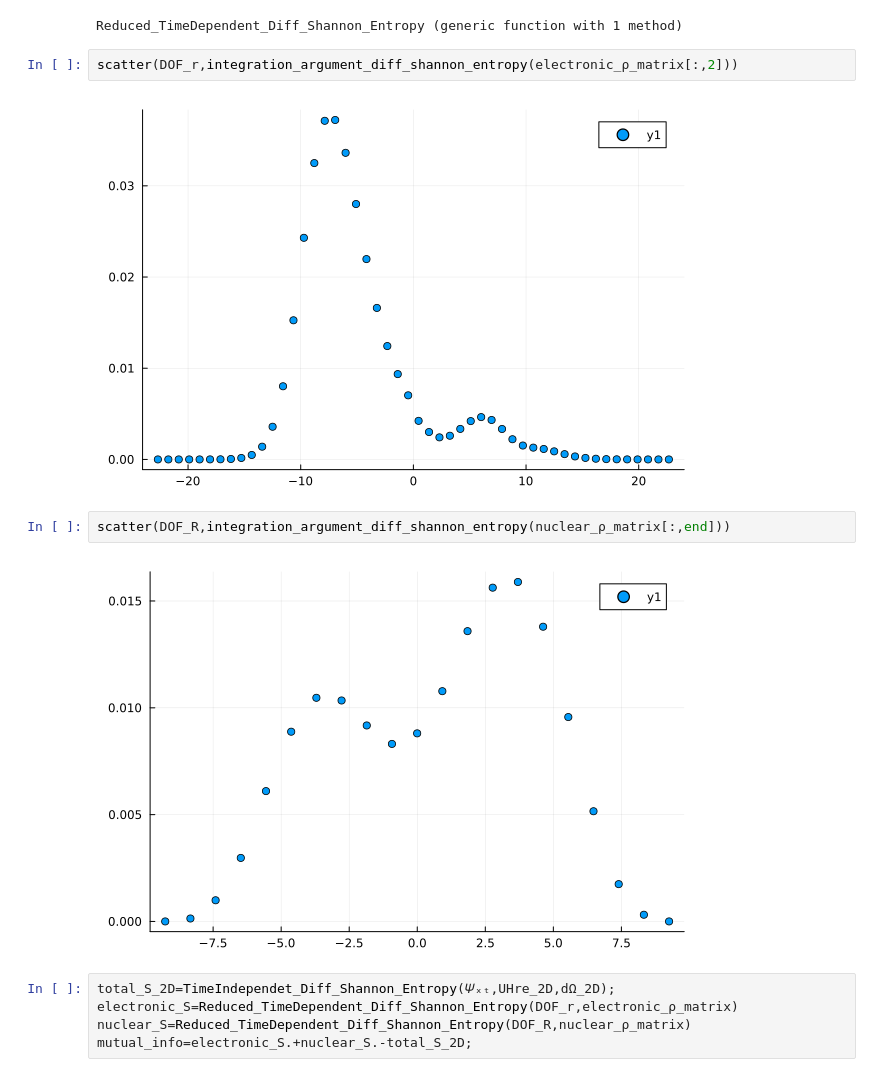
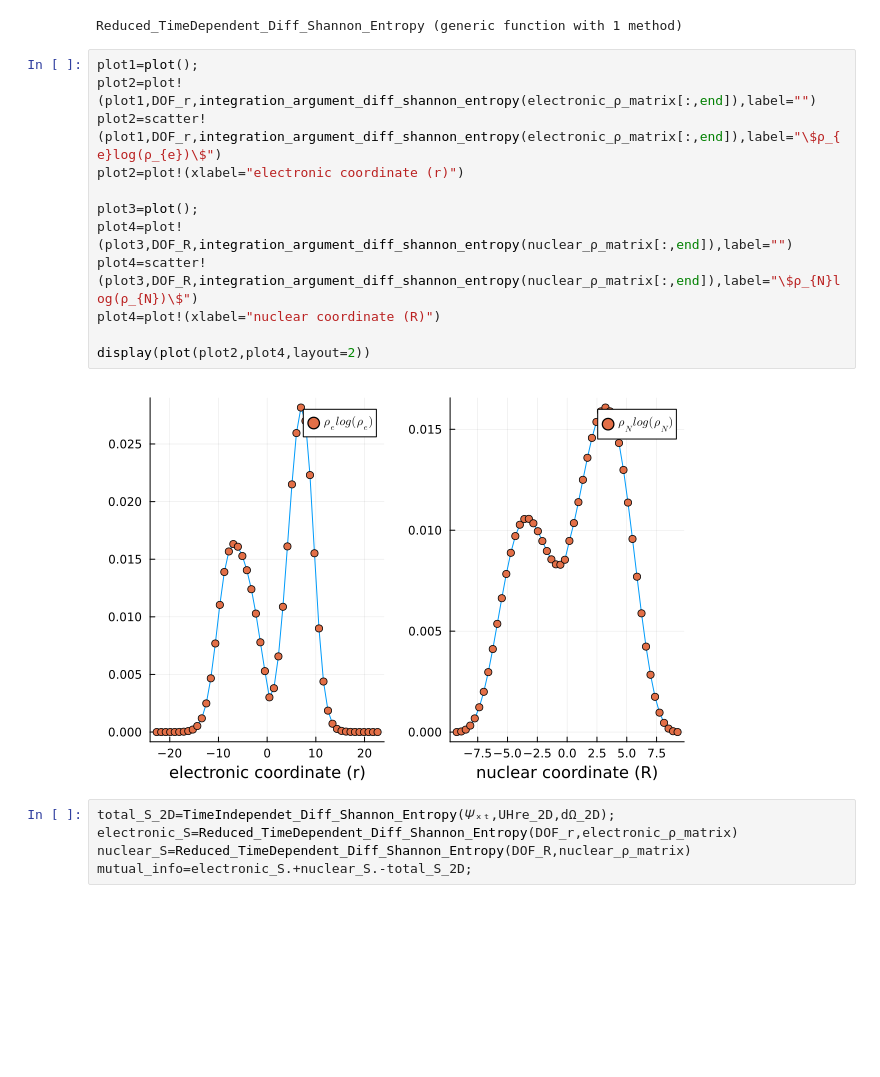
Before and after one commit to mendzmartin/ElectronNuclear_Coupling_Dynamics, a Jupyter notebook: codes/03_Code_auxiliary_tests.ipynb, the cells around one changed output. Cells and saved outputs as stored; diff of their text form; blank space fills up the shorter version.

```diff
--- a/codes/03_Code_auxiliary_tests.ipynb
+++ b/codes/03_Code_auxiliary_tests.ipynb
@@ -248,14 +260,20 @@ function Reduced_TimeDependent_Diff_Shannon_Entropy(x_vec,ρ_x_matrix;IntType="t
 end
 # %% [output]
 Reduced_TimeDependent_Diff_Shannon_Entropy (generic function with 1 method)
-# %%
-scatter(DOF_r,integration_argument_diff_shannon_entropy(electronic_ρ_matrix[:,2]))
-# %% [output]
-[figure, removed]
-# %%
-scatter(DOF_R,integration_argument_diff_shannon_entropy(nuclear_ρ_matrix[:,end]))
-# %% [output]
-[figure, removed]
+# %%
+plot1=plot();
+plot2=plot!(plot1,DOF_r,integration_argument_diff_shannon_entropy(electronic_ρ_matrix[:,end]),label="")
+plot2=scatter!(plot1,DOF_r,integration_argument_diff_shannon_entropy(electronic_ρ_matrix[:,end]),label="\$ρ_{e}log(ρ_{e})\$")
+plot2=plot!(xlabel="electronic coordinate (r)")
+
+plot3=plot();
+plot4=plot!(plot3,DOF_R,integration_argument_diff_shannon_entropy(nuclear_ρ_matrix[:,end]),label="")
+plot4=scatter!(plot3,DOF_R,integration_argument_diff_shannon_entropy(nuclear_ρ_matrix[:,end]),label="\$ρ_{N}log(ρ_{N})\$")
+plot4=plot!(xlabel="nuclear coordinate (R)")
+
+display(plot(plot2,plot4,layout=2))
+# %% [output]
+[figure, added]
 # %%
 total_S_2D=TimeIndependet_Diff_Shannon_Entropy(𝛹ₓₜ,UHre_2D,dΩ_2D);
 electronic_S=Reduced_TimeDependent_Diff_Shannon_Entropy(DOF_r,electronic_ρ_matrix)
```
Also changed, not shown: parts of 12 cells of this notebook, 32 other files.
